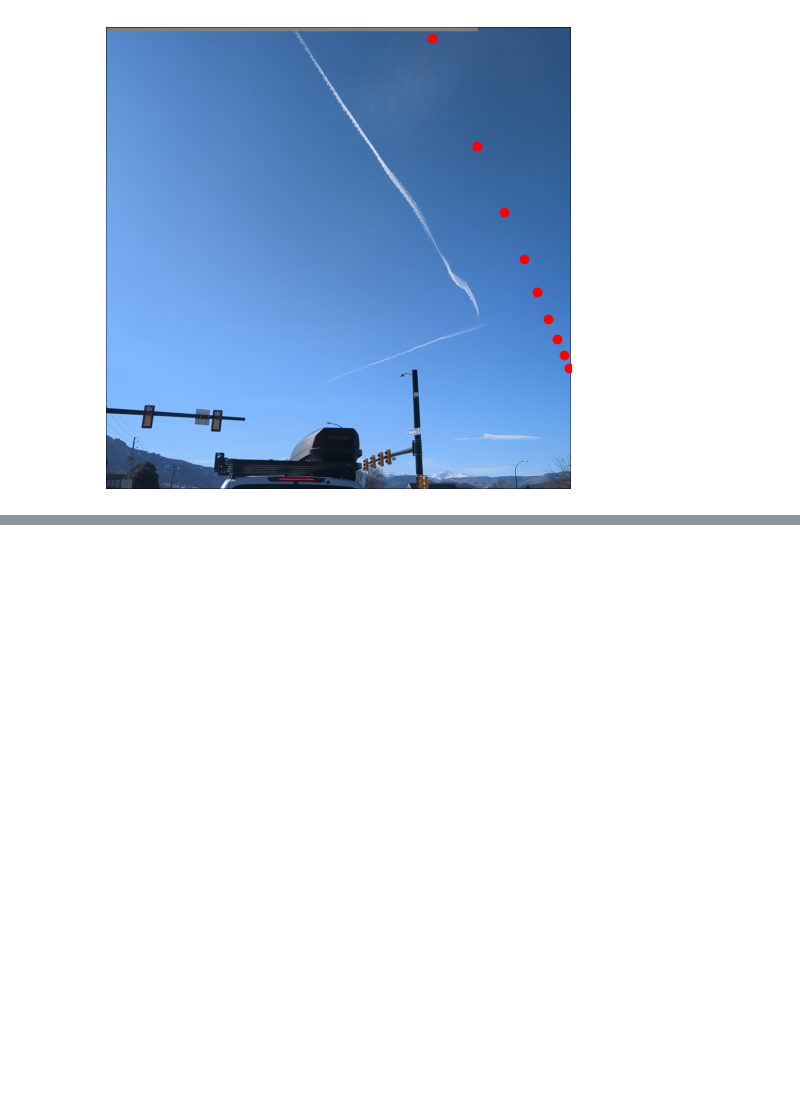
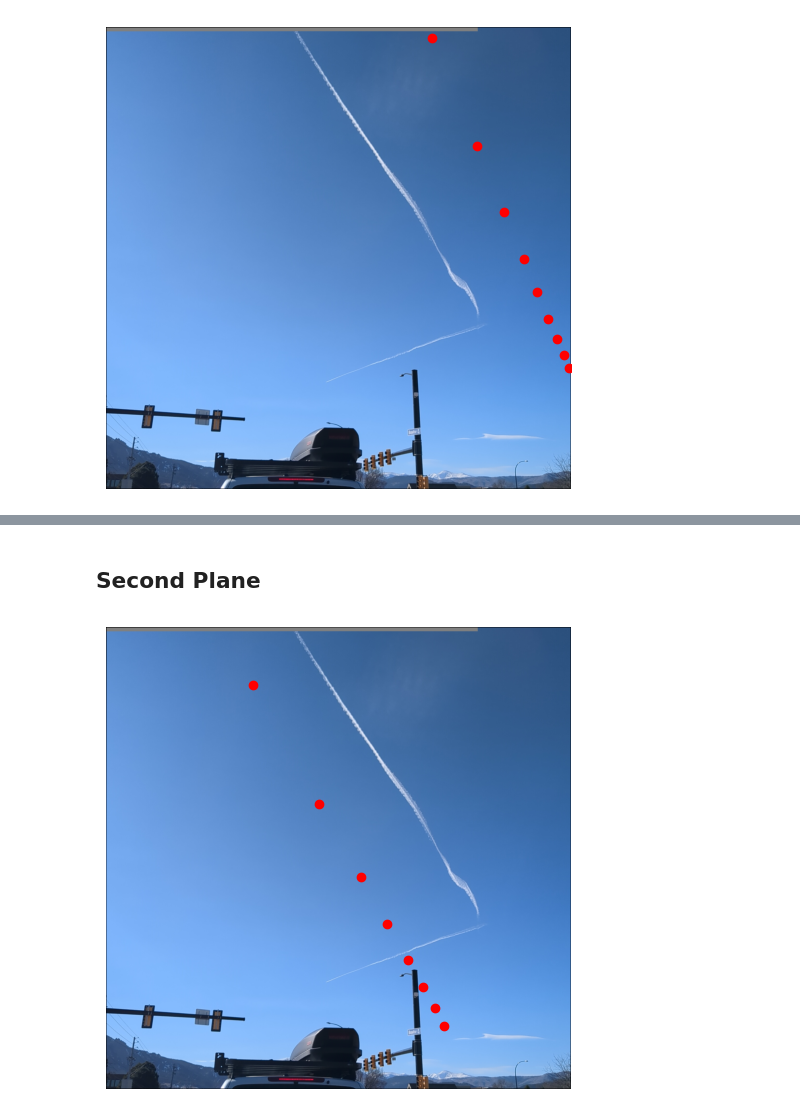
Before and after one commit to contrailcirrus/2024-06-contrails-workshop, a Jupyter notebook: labs/observer_app_hackathon/references/computer_vision/Plot Flight Trajectory.ipynb, the cells around one changed output, grey strips where cells are left out. Cells and saved outputs as stored; diff of their text form; code cells hidden in the pictures; blank space fills up the shorter version.

```diff
--- a/labs/observer_app_hackathon/references/computer_vision/Plot Flight Trajectory.ipynb
+++ b/labs/observer_app_hackathon/references/computer_vision/Plot Flight Trajectory.ipynb
@@ -54,4 +39,0 @@ We can peak at the metadata of this image to get some idea of camera used in thi
-# %%
-img = Image.open("photo.jpg")
-exif = { ExifTags.TAGS[k]: v for k, v in img._getexif().items() if k in ExifTags.TAGS }
-exif
@@ -317,0 +313,5 @@ ax.set_axis_off()
+# %%
+image_df = image_df.rename(columns={'altitude_baro':'altitude_ft','timestamp':'time'})
+fl = Flight(image_df)
+fl['northward_wind'] = fl.intersect_met(met_pl['northward_wind'])
+fl['eastward_wind'] = fl.intersect_met(met_pl['eastward_wind'])
@@ -317,0 +364,44 @@ ax.set_axis_off()
+# %% [markdown]
+## Second Plane
+# %%
+QUERY = (
+    """SELECT *, ST_X(position) as longitude, ST_Y(position) as latitude
+    FROM `contrails-301217.workshop_observerapp.adsb_clean_resampled`
+    WHERE timestamp BETWEEN DATETIME("2024-02-28 21:02:00") AND DATETIME_ADD("2024-02-28 21:02:00", INTERVAL 2 HOUR)
+    AND icao_address LIKE 'A336E3'
+    ORDER BY timestamp"""
+)
+query_job = bq_client.query(QUERY)  # API request
+rows = query_job.result()  # Waits for query to finish
+image_df = rows.to_dataframe()
+
+# GPS to ENU coordinates
+easting, northing, _, _ = utm.from_latlon(image_df['latitude'],image_df['longitude'],location_utm[2], location_utm[3])
+
+# Tranform from world coordinates (east-north-up) to camera coordinates (right-down-forward)
+T__cam__enu = np.linalg.inv(T__enu__cam)
+
+# Camera matrix in projective coordinates
+P = np.hstack((calibration['cam_matrix'], np.array([[0], [0], [0]])))
+
+px = []
+for i in range(len(easting)):
+    plane__enu = np.array([[easting[i], northing[i], image_df['altitude_baro'][i], 1]]).T
+    plane__cam = T__cam__enu @ plane__enu
+    plane__cam /= plane__cam[-1]
+    plane__undistorted_img = P @ plane__cam
+    plane__undistorted_img /= plane__undistorted_img[-1]
+    pt = plane__undistorted_img[0:2]
+
+    #Only save trajectory points in FOV
+    if np.all(pt > 0) and np.all(pt<ny):
+        px.append(pt)
+px = np.array(px)[:,:,0]
+rot = ((px - ny/2) @ np.array([[np.cos(pi/2), -1*np.sin(pi/2)],[np.sin(pi/2), np.cos(pi/2)]]).T + ny/2)
+
+fig, ax = plt.subplots(1,figsize=(6,6))
+ax.imshow(i2[...,::-1],aspect='auto')
+ax.scatter(rot[:,0],rot[:,1], c='red')
+ax.set_axis_off()
+# %% [output]
+[figure, added]
```
Also changed, not shown: parts of 15 cells of this notebook.
